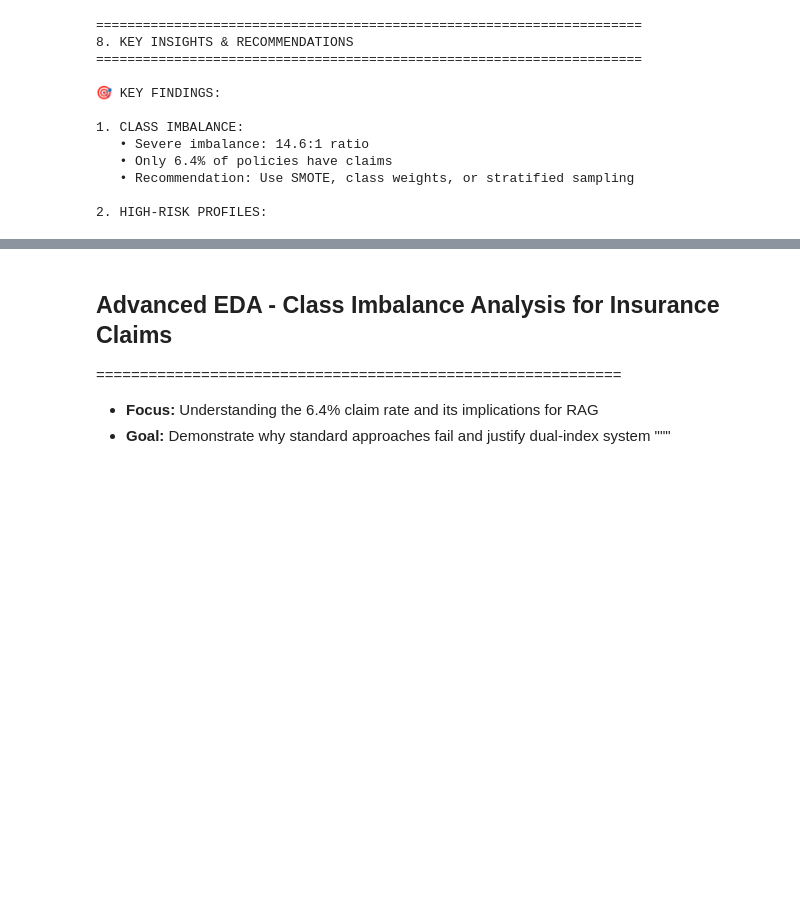
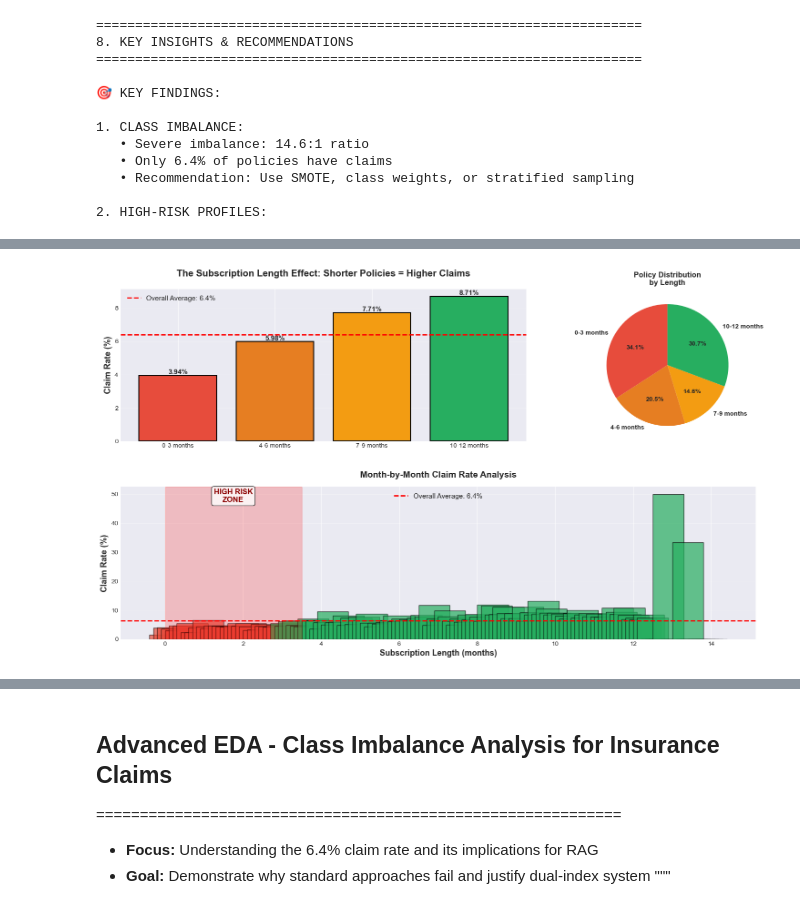
Before and after one commit to VAL-Jerono/underwritegpt, a Jupyter notebook: notebooks/02_eda.ipynb, the cells around one changed output, grey strips where cells are left out. Cells and saved outputs as stored; diff of their text form; code cells hidden in the pictures; blank space fills up the shorter version.

```diff
--- a/notebooks/02_eda.ipynb
+++ b/notebooks/02_eda.ipynb
@@ -503,3 +504,98 @@ young_old_vehicle = df[(df['customer_age'] < 26) & (df['vehicle_age'] > 7)]
    • Recommendation: Use SMOTE, class weights, or stratified sampling
 
 2. HIGH-RISK PROFILES:
+# %%
+# Calculate overall claim rate
+claim_rate = df['claim_status'].mean() * 100
+# %%
+
+# =============================================================================
+# 1. THE SUBSCRIPTION LENGTH EFFECT - DETAILED ANALYSIS
+# =============================================================================
+print("\n" + "="*80)
+print("📊 THE SUBSCRIPTION LENGTH EFFECT")
+print("="*80)
+
+# Create subscription length bins
+df['sub_length_category'] = pd.cut(df['subscription_length'],
+                                    bins=[0, 3, 6, 9, 12],
+                                    labels=['0-3 months', '4-6 months', '7-9 months', '10-12 months'])
+
+# Calculate claim rates by subscription length
+sub_analysis = df.groupby('sub_length_category').agg({
+    'claim_status': ['sum', 'count', 'mean']
+}).round(4)
+sub_analysis.columns = ['total_claims', 'total_policies', 'claim_rate']
+sub_analysis['claim_rate_pct'] = sub_analysis['claim_rate'] * 100
+
+print("\n📈 Claim Rates by Subscription Length:")
+print(sub_analysis)
+
+# Calculate the multiplier effect
+shortest_rate = sub_analysis.loc['0-3 months', 'claim_rate']
+longest_rate = sub_analysis.loc['10-12 months', 'claim_rate']
+multiplier = shortest_rate / longest_rate
+
+print(f"\n🔥 KEY INSIGHT:")
+print(f"   Short-term policies (0-3 months): {shortest_rate*100:.2f}% claim rate")
+print(f"   Long-term policies (10-12 months): {longest_rate*100:.2f}% claim rate")
+print(f"   Multiplier Effect: {multiplier:.2f}x higher risk for short-term policies")
+
+# Create comprehensive subscription length visualization
+fig = plt.figure(figsize=(18, 10))
+gs = GridSpec(2, 3, figure=fig, hspace=0.3, wspace=0.3)
+
+# 1. Claim Rate by Subscription Length Category
+ax1 = fig.add_subplot(gs[0, :2])
+colors = ['#e74c3c', '#e67e22', '#f39c12', '#27ae60']
+bars = ax1.bar(sub_analysis.index, sub_analysis['claim_rate_pct'],
+               color=colors, edgecolor='black', linewidth=1.5)
+ax1.axhline(claim_rate, color='red', linestyle='--', linewidth=2,
+            label=f'Overall Average: {claim_rate:.1f}%')
+ax1.set_ylabel('Claim Rate (%)', fontsize=13, fontweight='bold')
+ax1.set_title('The Subscription Length Effect: Shorter Policies = Higher Claims',
+              fontsize=15, fontweight='bold', pad=20)
+ax1.legend(fontsize=11)
+ax1.grid(axis='y', alpha=0.3)
+
+# Add value labels on bars
+for bar in bars:
+    height = bar.get_height()
+    ax1.text(bar.get_x() + bar.get_width()/2., height,
+             f'{height:.2f}%',
+             ha='center', va='bottom', fontsize=11, fontweight='bold')
+
+# 2. Distribution of Policies
+ax2 = fig.add_subplot(gs[0, 2])
+policy_dist = sub_analysis['total_policies']
+ax2.pie(policy_dist, labels=policy_dist.index, autopct='%1.1f%%',
+        colors=colors, startangle=90, textprops={'fontsize': 10, 'fontweight': 'bold'})
+ax2.set_title('Policy Distribution\nby Length', fontsize=12, fontweight='bold')
+
+# 3. Detailed subscription length (monthly breakdown)
+ax3 = fig.add_subplot(gs[1, :])
+monthly_claims = df.groupby('subscription_length')['claim_status'].agg(['mean', 'count'])
+monthly_claims['claim_rate_pct'] = monthly_claims['mean'] * 100
+
+# Create bars
+bars = ax3.bar(monthly_claims.index, monthly_claims['claim_rate_pct'],
+               color=['#e74c3c' if x <= 3 else '#27ae60' for x in monthly_claims.index],
+               alpha=0.7, edgecolor='black')
+ax3.axhline(claim_rate, color='red', linestyle='--', linewidth=2,
+            label=f'Overall Average: {claim_rate:.1f}%')
+ax3.set_xlabel('Subscription Length (months)', fontsize=13, fontweight='bold')
+ax3.set_ylabel('Claim Rate (%)', fontsize=13, fontweight='bold')
+ax3.set_title('Month-by-Month Claim Rate Analysis', fontsize=14, fontweight='bold', pad=15)
+ax3.legend(fontsize=11)
+ax3.grid(axis='y', alpha=0.3)
+
+# Add annotation for high-risk zone
+ax3.axvspan(0, 3.5, alpha=0.2, color='red', label='High Risk Zone')
+ax3.text(1.75, ax3.get_ylim()[1]*0.9, 'HIGH RISK\nZONE',
+         ha='center', fontsize=12, fontweight='bold', color='darkred',
+         bbox=dict(boxstyle='round', facecolor='white', alpha=0.8))
+
+plt.savefig('../output/08_subscription_length_effect.png', dpi=300, bbox_inches='tight')
+print("\n✅ Saved: output/08_subscription_length_effect.png")
+plt.show()
+# %% [output]
@@ -505,0 +620 @@ young_old_vehicle = df[(df['customer_age'] < 26) & (df['vehicle_age'] > 7)]
+[figure, added]
```
Also changed, not shown: parts of 5 cells of this notebook, 55 other files.
